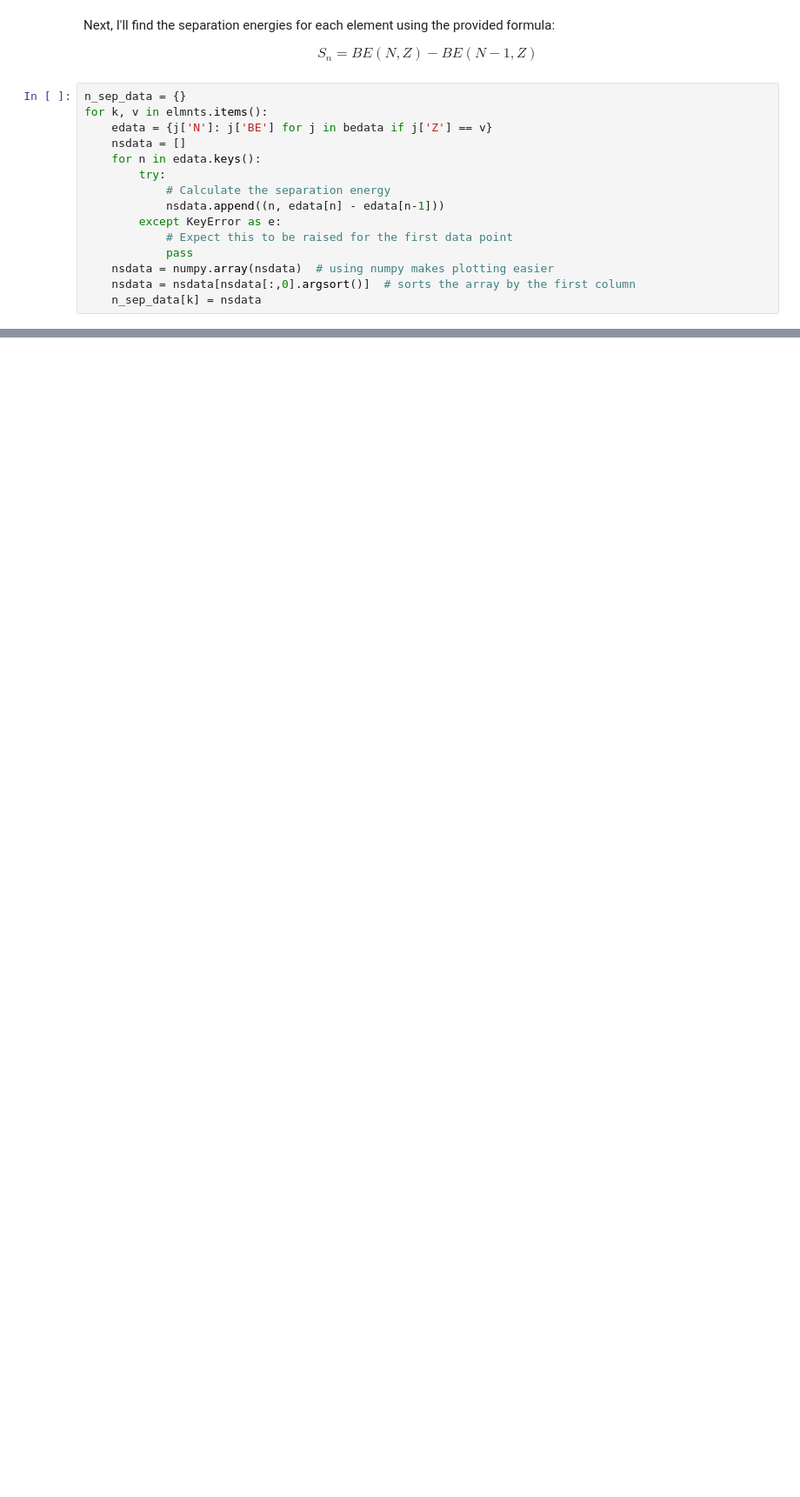
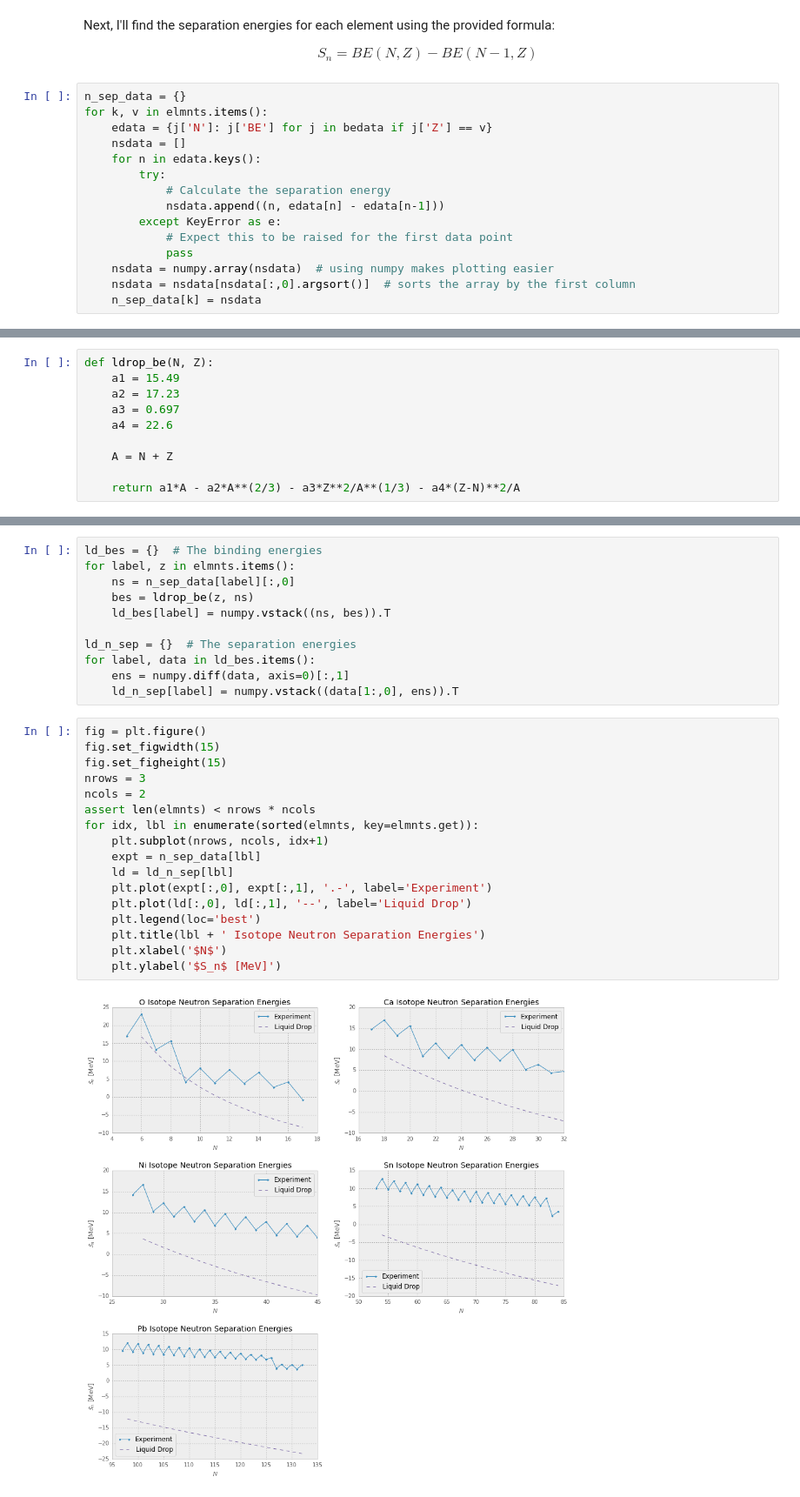
Before and after one commit to jbradt/structure_work, a Jupyter notebook: exercise_1/exercise_1.ipynb, the cells around one changed output, grey strips where cells are left out. Shown: that part at 87% size. Drawn from its saved outputs; the diff is of its cells as text; blank space fills up the shorter version.

Commit message:
Added liquid-drop results to part 1. Rearranged plots. Changes some settings in matplotlibrc.

```diff
--- a/exercise_1/exercise_1.ipynb
+++ b/exercise_1/exercise_1.ipynb
@@ -69,0 +66,10 @@ fig.show()
+# %%
+def ldrop_be(N, Z):
+    a1 = 15.49
+    a2 = 17.23
+    a3 = 0.697
+    a4 = 22.6
+
+    A = N + Z
+
+    return a1*A - a2*A**(2/3) - a3*Z**2/A**(1/3) - a4*(Z-N)**2/A
@@ -69,0 +78,30 @@ fig.show()
+# %%
+ld_bes = {}  # The binding energies
+for label, z in elmnts.items():
+    ns = n_sep_data[label][:,0]
+    bes = ldrop_be(z, ns)
+    ld_bes[label] = numpy.vstack((ns, bes)).T
+
+ld_n_sep = {}  # The separation energies
+for label, data in ld_bes.items():
+    ens = numpy.diff(data, axis=0)[:,1]
+    ld_n_sep[label] = numpy.vstack((data[1:,0], ens)).T
+# %%
+fig = plt.figure()
+fig.set_figwidth(15)
+fig.set_figheight(15)
+nrows = 3
+ncols = 2
+assert len(elmnts) < nrows * ncols
+for idx, lbl in enumerate(sorted(elmnts, key=elmnts.get)):
+    plt.subplot(nrows, ncols, idx+1)
+    expt = n_sep_data[lbl]
+    ld = ld_n_sep[lbl]
+    plt.plot(expt[:,0], expt[:,1], '.-', label='Experiment')
+    plt.plot(ld[:,0], ld[:,1], '--', label='Liquid Drop')
+    plt.legend(loc='best')
+    plt.title(lbl + ' Isotope Neutron Separation Energies')
+    plt.xlabel('$N$')
+    plt.ylabel('$S_n$ [MeV]')
+# %% [output]
+[figure, added]
```
Also changed, not shown: parts of 8 cells of this notebook, 1 other file.
